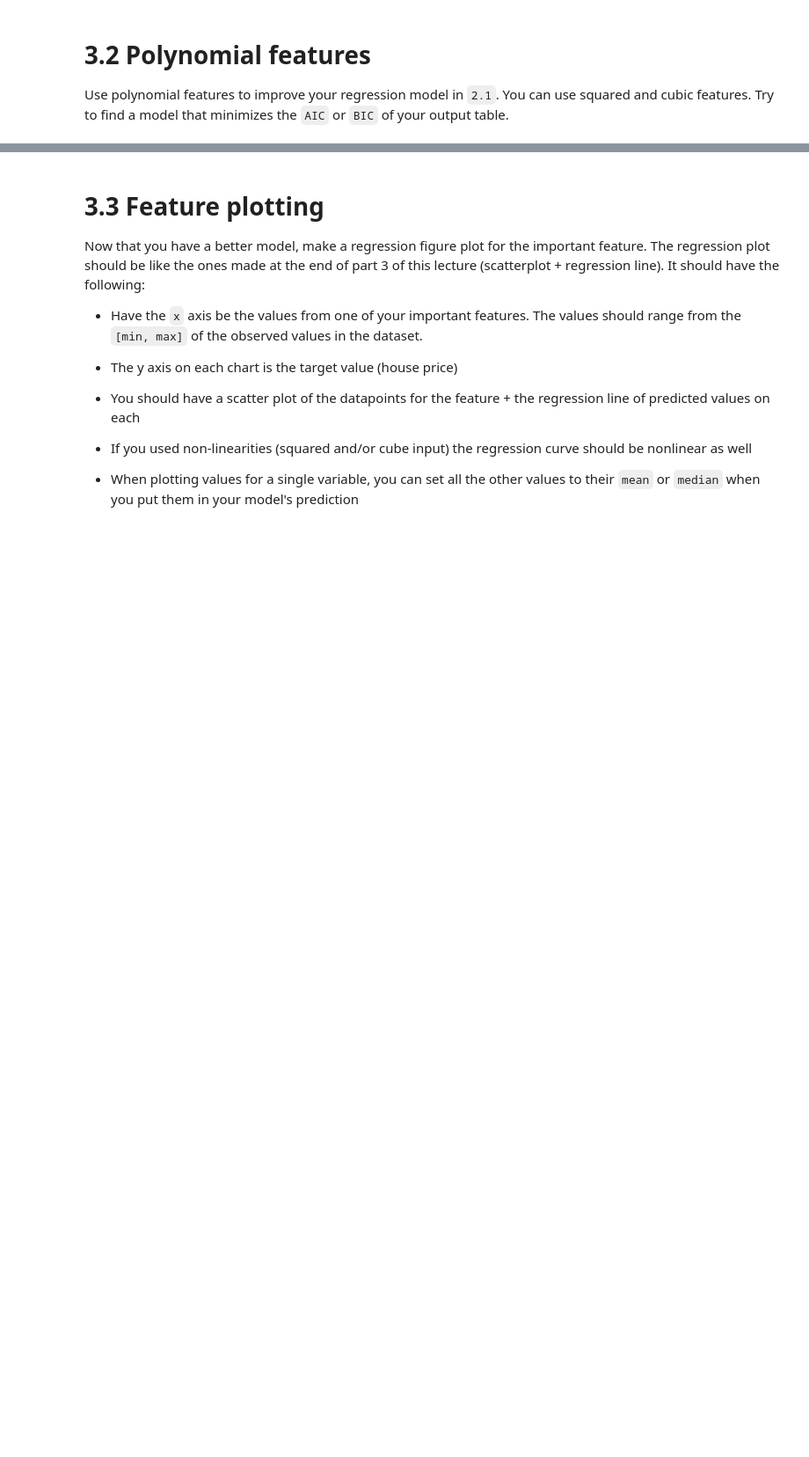
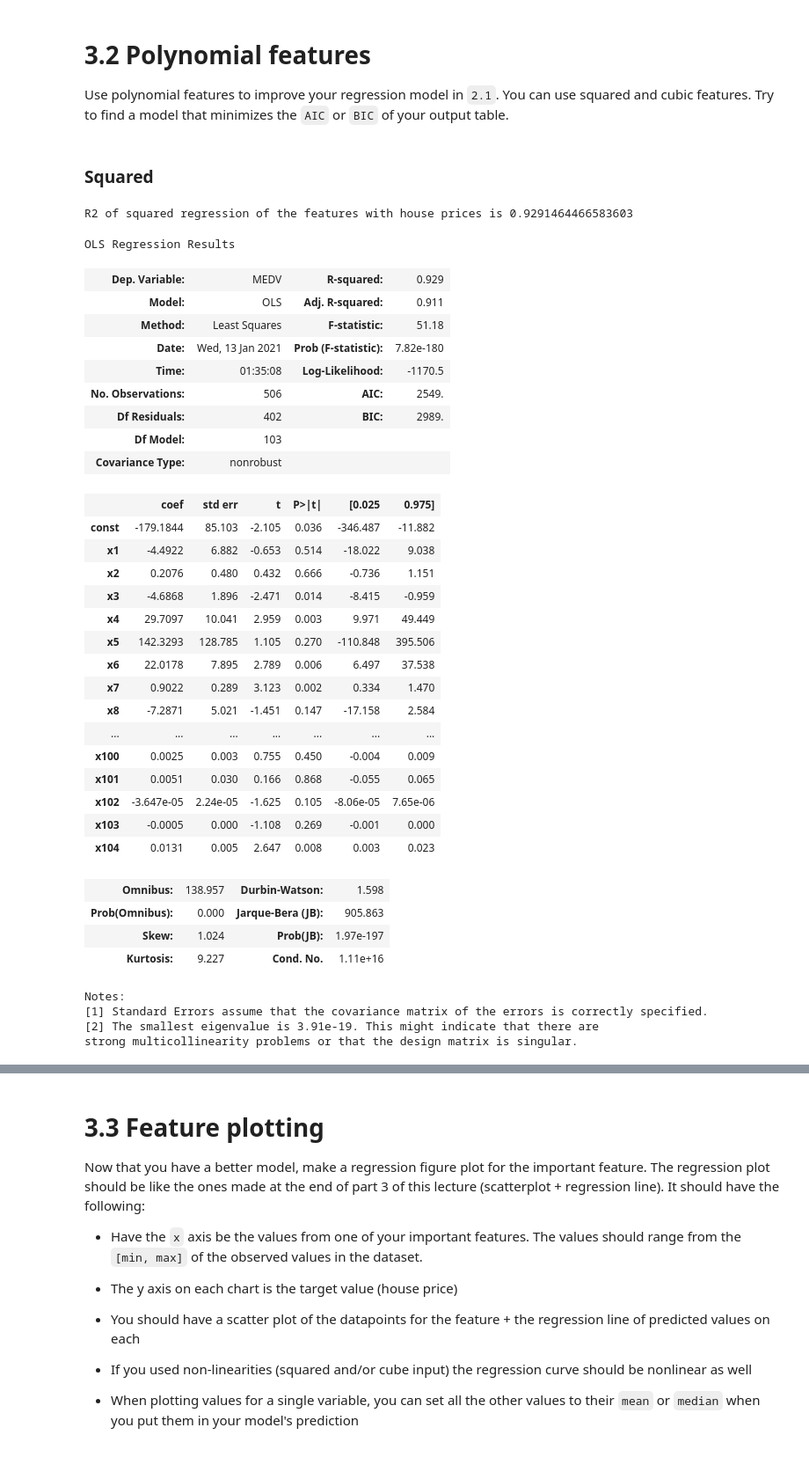
Before and after one commit to cb-ds-1/m3-1-regression, a Jupyter notebook: workshop.ipynb, the cells around one changed output, grey strips where cells are left out. Shown: that part at 88% size. Saved outputs shown, nothing was run; the diff lists cells and outputs as text; code cells hidden in the pictures; blank space fills up the shorter version.

```diff
--- a/workshop.ipynb
+++ b/workshop.ipynb
@@ -343,3 +343,25 @@ z is  -31.0
 Using statsmodels and the `boston` dataset, make a regression model to predict house prices. Don't forget to add a constant (intercept) term. Note that statsmodels can take a `pd.DataFrame` as an input for `X`.
 
 Report the $R^2$ and coefficients on each feature
+# %%
+import operator
+import statsmodels.api as sm
+from sklearn.datasets import load_boston
+from sklearn.linear_model import LinearRegression
+from sklearn.metrics import mean_squared_error, r2_score
+
+boston = load_boston()
+bs = pd.DataFrame(boston.data, columns = boston.feature_names)
+bs['MEDV'] = boston.target
+# %%
+
+
+cols = list(bs.columns)
+cols.remove('MEDV')
+Y = bs['MEDV']
+X = bs[cols]
+X = sm.add_constant(X)
+model = sm.OLS(Y,X).fit()
+predictions = model.predict(X)
+model.summary()
+predictions
@@ -347,3 +387,60 @@ Report the $R^2$ and coefficients on each feature
 # 3.2 Polynomial features
 
 Use polynomial features to improve your regression model in `2.1`. You can use squared and cubic features. Try to find a model that minimizes the `AIC` or `BIC` of your output table.
+# %% [markdown]
+### Squared
+# %%
+# import sklearn
+# print(sklearn.__version__)
+
+import matplotlib.pyplot as plt
+from sklearn.preprocessing import PolynomialFeatures
+
+poly_reg_s = PolynomialFeatures(degree=2)
+
+Xs = bs[cols]
+X_poly_s = poly_reg_s.fit_transform(Xs)
+
+pol_reg_s = LinearRegression()
+
+model_s = sm.OLS(Y,X_poly_s).fit()
+preds_s = model_s.predict(X_poly_s)
+r2_s = r2_score(Y, preds_s)
+print("R2 of squared regression of the features with house prices is {v}".format(v=r2_s))
+model_s.summary()
+# %% [output]
+R2 of squared regression of the features with house prices is 0.9291464466583603
+OLS Regression Results
+| Dep. Variable: | MEDV | R-squared: | 0.929 |
+| Model: | OLS | Adj. R-squared: | 0.911 |
+| Method: | Least Squares | F-statistic: | 51.18 |
+| Date: | Wed, 13 Jan 2021 | Prob (F-statistic): | 7.82e-180 |
+| Time: | 01:35:08 | Log-Likelihood: | -1170.5 |
+| No. Observations: | 506 | AIC: | 2549. |
+| Df Residuals: | 402 | BIC: | 2989. |
+| Df Model: | 103 |  |  |
+| Covariance Type: | nonrobust |  |  |
+|  | coef | std err | t | P>|t| | [0.025 | 0.975] |
+| const | -179.1844 | 85.103 | -2.105 | 0.036 | -346.487 | -11.882 |
+| x1 | -4.4922 | 6.882 | -0.653 | 0.514 | -18.022 | 9.038 |
+| x2 | 0.2076 | 0.480 | 0.432 | 0.666 | -0.736 | 1.151 |
+| x3 | -4.6868 | 1.896 | -2.471 | 0.014 | -8.415 | -0.959 |
+| x4 | 29.7097 | 10.041 | 2.959 | 0.003 | 9.971 | 49.449 |
+| x5 | 142.3293 | 128.785 | 1.105 | 0.270 | -110.848 | 395.506 |
+| x6 | 22.0178 | 7.895 | 2.789 | 0.006 | 6.497 | 37.538 |
+| x7 | 0.9022 | 0.289 | 3.123 | 0.002 | 0.334 | 1.470 |
+| x8 | -7.2871 | 5.021 | -1.451 | 0.147 | -17.158 | 2.584 |
+| ... | ... | ... | ... | ... | ... | ... |
+| x100 | 0.0025 | 0.003 | 0.755 | 0.450 | -0.004 | 0.009 |
+| x101 | 0.0051 | 0.030 | 0.166 | 0.868 | -0.055 | 0.065 |
+| x102 | -3.647e-05 | 2.24e-05 | -1.625 | 0.105 | -8.06e-05 | 7.65e-06 |
+| x103 | -0.0005 | 0.000 | -1.108 | 0.269 | -0.001 | 0.000 |
+| x104 | 0.0131 | 0.005 | 2.647 | 0.008 | 0.003 | 0.023 |
+| Omnibus: | 138.957 | Durbin-Watson: | 1.598 |
+| Prob(Omnibus): | 0.000 | Jarque-Bera (JB): | 905.863 |
+| Skew: | 1.024 | Prob(JB): | 1.97e-197 |
+| Kurtosis: | 9.227 | Cond. No. | 1.11e+16 |
+Notes:
+[1] Standard Errors assume that the covariance matrix of the errors is correctly specified.
+[2] The smallest eigenvalue is 3.91e-19. This might indicate that there are
+strong multicollinearity problems or that the design matrix is singular.
```
Also changed, not shown: parts of 6 cells of this notebook, 2 other files.
